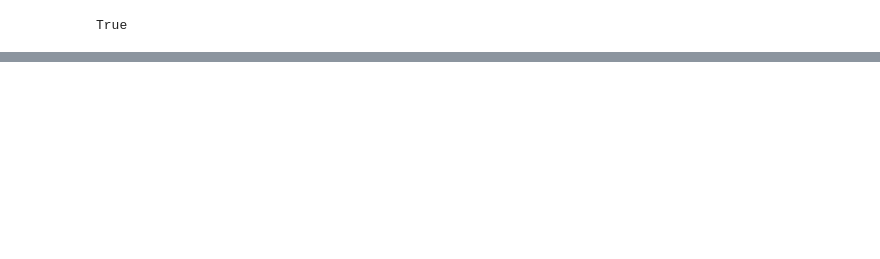
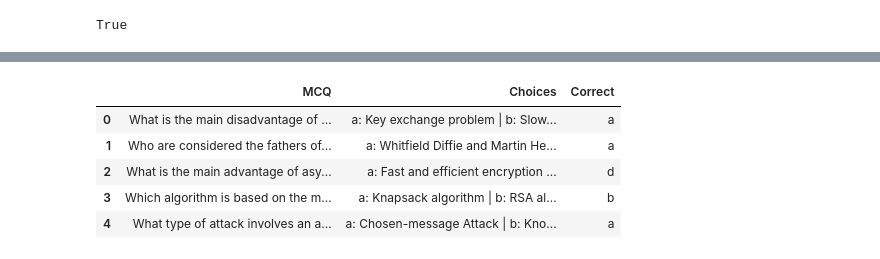
Before and after one commit to RavulaJitheshReddy/mcqgen-1, a Jupyter notebook: experiments/mcq.ipynb, the cells around one changed output, grey strips where cells are left out. Cells and saved outputs as stored; diff of their text form; code cells hidden in the pictures; blank space fills up the shorter version.

```diff
--- a/experiments/mcq.ipynb
+++ b/experiments/mcq.ipynb
@@ -97,3 +103,3 @@ file_path= r"C:\Users\Jitheshreddy\mcqgen\data.txt"
 # %%
-with open(file_path,'r') as text:
-    TEXT = text.read()
+with open(file_path, 'r', encoding='utf-8') as file:
+    TEXT = file.read()
@@ -134,5 +187,7 @@ response
 # %%
 quiz = response.get("quiz")
+# %%
+quiz=json.loads(quiz)
 # %%
 quiz_table_data = []
 for key, value in quiz.items():
@@ -147,6 +202,15 @@ for key, value in quiz.items():
     quiz_table_data.append({"MCQ": mcq, "Choices": options, "Correct": correct})
 # %%
 quiz=pd.DataFrame(quiz_table_data)
+# %%
+quiz
+# %% [output]
+|  | MCQ | Choices | Correct |
+| 0 | What is the main disadvantage of ... | a: Key exchange problem | b: Slow... | a |
+| 1 | Who are considered the fathers of... | a: Whitfield Diffie and Martin He... | a |
+| 2 | What is the main advantage of asy... | a: Fast and efficient encryption ... | d |
+| 3 | Which algorithm is based on the m... | a: Knapsack algorithm | b: RSA al... | b |
+| 4 | What type of attack involves an a... | a: Chosen-message Attack | b: Kno... | a |
 # %%
 quiz.to_csv("machinelearning.csv",index=False)
 # %%
```
Also changed, not shown: parts of 9 cells of this notebook, 6 other files.
